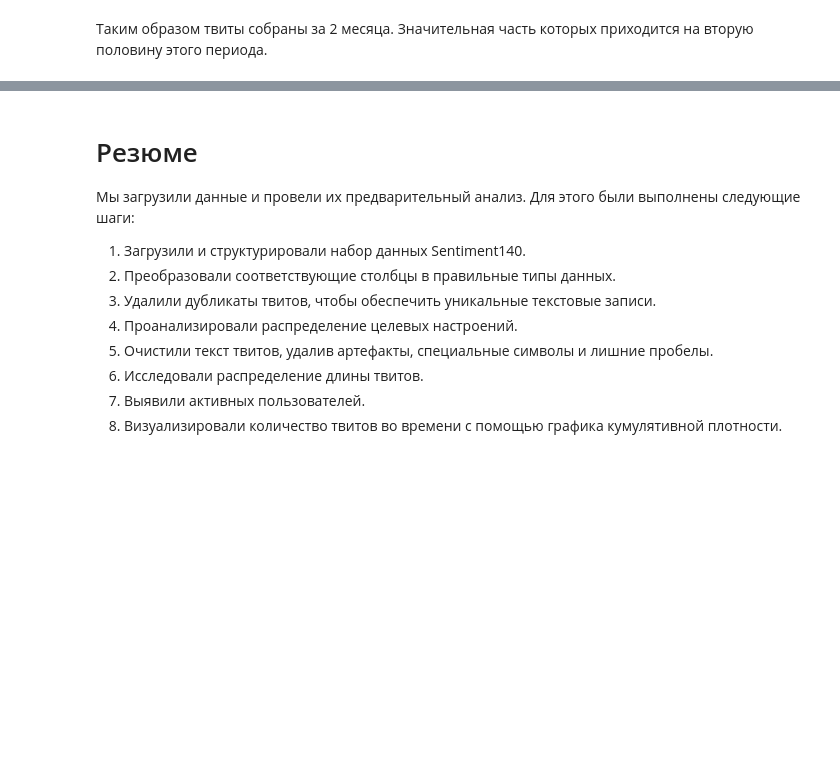
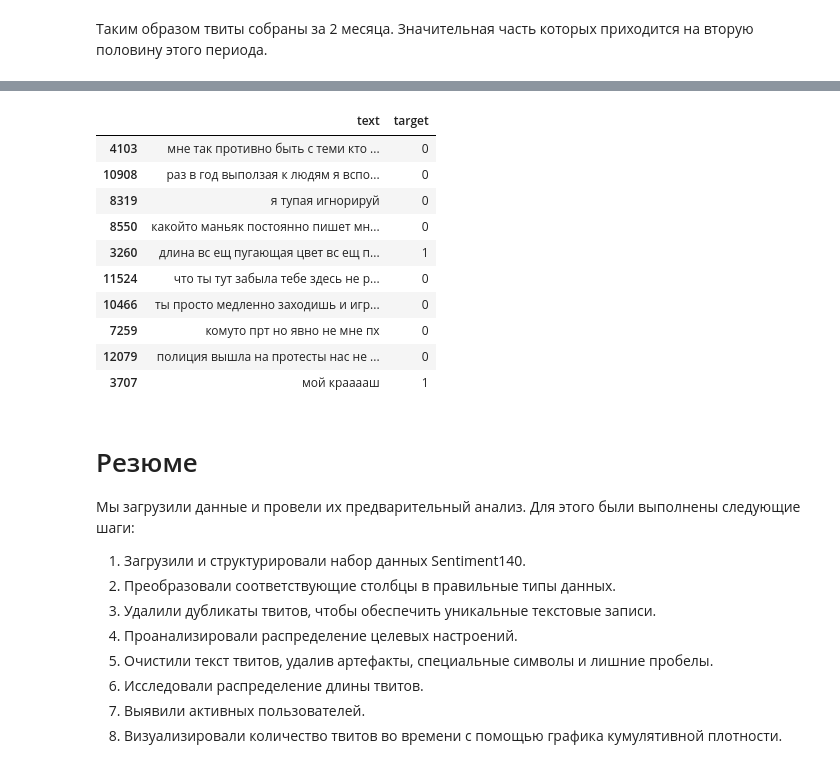
Before and after one commit to superVo1d/tweet-sentiment-classifier, a Jupyter notebook: notebooks/preprocess_data.ipynb, the cells around one changed output, grey strips where cells are left out. Cells and saved outputs as stored; diff of their text form; code cells hidden in the pictures; blank space fills up the shorter version.

```diff
--- a/notebooks/preprocess_data.ipynb
+++ b/notebooks/preprocess_data.ipynb
@@ -252,0 +292,3 @@ data.to_csv(OUTPUT_PATH, index=False)
+# %%
+# Очистим текст
+data_ru.loc[:, 'text'] = data_ru["text"].apply(preprocess_text)
@@ -252,0 +297,21 @@ data.to_csv(OUTPUT_PATH, index=False)
+# %%
+data_ru = data_ru[data_ru["label"].isin(["negative", "positive"])].copy()
+data_ru.loc[:, "label"] = data_ru["label"].replace({"negative": 0, "positive": 1})
+# %%
+data_ru.rename(columns={"label": "target"}, inplace=True)
+# %%
+data_ru["target"] = data_ru["target"].astype(int)
+# %%
+data_ru.sample(10)
+# %% [output]
+|  | text | target |
+| 4103 | мне так противно быть с теми кто ... | 0 |
+| 10908 | раз в год выползая к людям я вспо... | 0 |
+| 8319 | я тупая игнорируй | 0 |
+| 8550 | какойто маньяк постоянно пишет мн... | 0 |
+| 3260 | длина вс ещ пугающая цвет вс ещ п... | 1 |
+| 11524 | что ты тут забыла тебе здесь не р... | 0 |
+| 10466 | ты просто медленно заходишь и игр... | 0 |
+| 7259 | комуто прт но явно не мне пх | 0 |
+| 12079 | полиция вышла на протесты нас не ... | 0 |
+| 3707 | мой крааааш | 1 |
```
Also changed, not shown: parts of 18 cells of this notebook, 3 other files.
